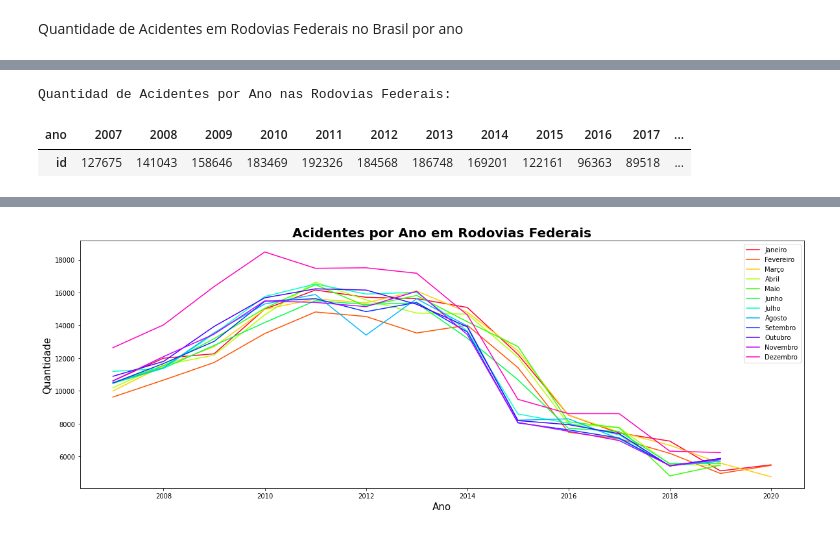
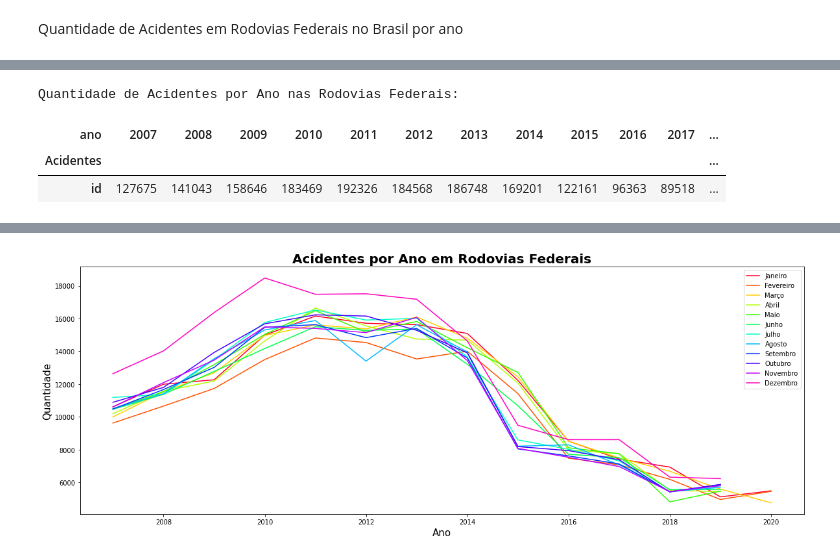
Before and after one commit to FelipeGBarreto/Projects, a Jupyter notebook: Acidentes_Rodovias_Federais.ipynb, the cells around one changed output, grey strips where cells are left out. Saved outputs shown, nothing was run; the diff lists cells and outputs as text; code cells hidden in the pictures.

```diff
--- a/Acidentes_Rodovias_Federais.ipynb
+++ b/Acidentes_Rodovias_Federais.ipynb
@@ -131,7 +133,10 @@ memory usage: 494.2+ MB
 # %%
-print("Quantidad de Acidentes por Ano nas Rodovias Federais:")
-dataset.groupby(["ano"])[["id"]].count().T
+print("Quantidade de Acidentes por Ano nas Rodovias Federais:")
+acidentes = dataset.groupby(["ano"])[["id"]].count()
+acidentes.columns.name = "Acidentes"
+acidentes.T
 # %% [output]
-Quantidad de Acidentes por Ano nas Rodovias Federais:
+Quantidade de Acidentes por Ano nas Rodovias Federais:
 | ano | 2007 | 2008 | 2009 | 2010 | 2011 | 2012 | 2013 | 2014 | 2015 | 2016 | 2017 | ... |
+| Acidentes |  |  |  |  |  |  |  |  |  |  |  | ... |
 | id | 127675 | 141043 | 158646 | 183469 | 192326 | 184568 | 186748 | 169201 | 122161 | 96363 | 89518 | ... |
```
Also changed, not shown: parts of 5 cells of this notebook.
